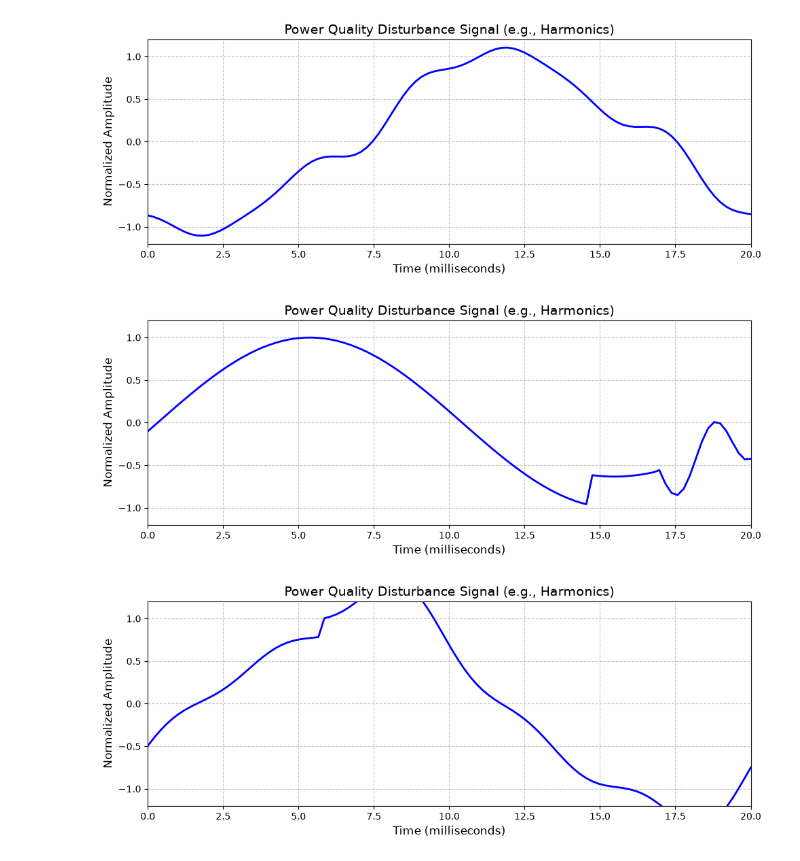
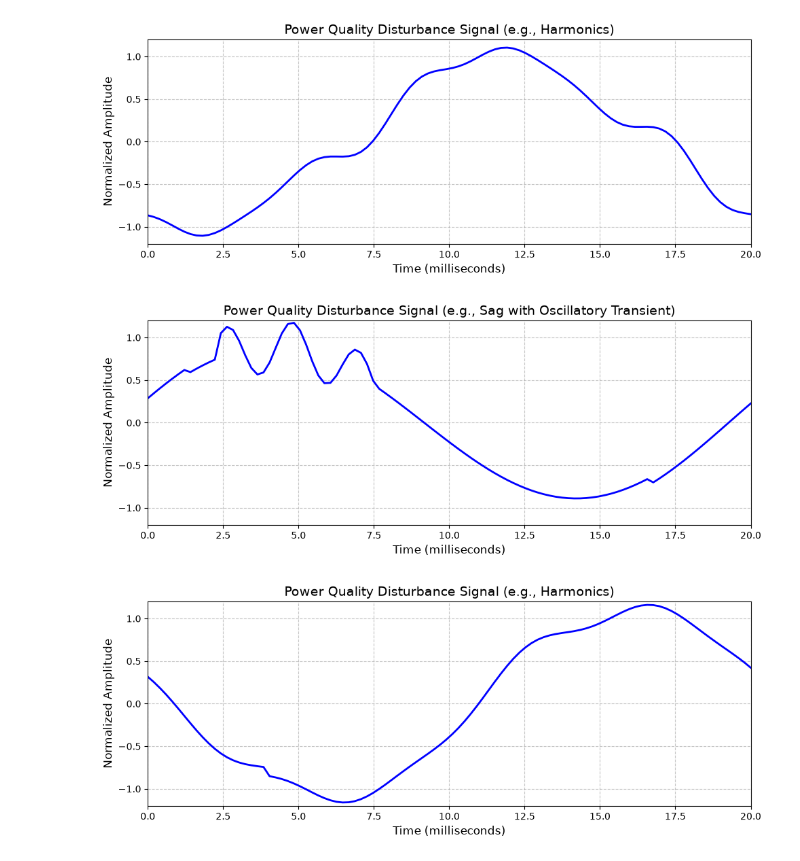
Before and after one commit to SorbieuRnk/PowerQualityDisturbancesClassification, a Jupyter notebook: project.ipynb, the cells around one changed output. Drawn from its saved outputs; the diff is of its cells as text; code cells hidden in the pictures.

```diff
--- a/project.ipynb
+++ b/project.ipynb
@@ -70,34 +81,34 @@ plt.show()
 # %%
 
 # 1. Load one of the dataset files (e.g., 'Sag.csv')
 # Make sure the CSV file is in the same directory as your notebook
 df = sag_with_oscillatory_transient_df
 
 # 2. Select a single row to visualize (e.g., row index 0)
-signal_row = df.iloc[1].values
+signal_row = df.iloc[0].values
 
 # 3. Create a time axis
 # 100 samples representing 20 milliseconds
 time_axis = np.linspace(0, 20, num=100)
 
 # 4. Plot the wave using Matplotlib
 plt.figure(figsize=(10, 4))
 plt.plot(time_axis, signal_row, color='b', linewidth=2)
 
 # 5. Format the plot
-plt.title("Power Quality Disturbance Signal (e.g., Harmonics)", fontsize=14)
+plt.title("Power Quality Disturbance Signal (e.g., Sag with Oscillatory Transient)", fontsize=14)
 plt.xlabel("Time (milliseconds)", fontsize=12)
 plt.ylabel("Normalized Amplitude", fontsize=12)
 plt.grid(True, linestyle='--', alpha=0.7)
 
 # Ensure the y-axis shows the full -1 to 1 normalized range (plus a little padding)
 plt.ylim(-1.2, 1.2)
 plt.xlim(0, 20)
 
 plt.tight_layout()
 plt.show()
 # %% [output]
-[figure, old version]
+[figure, new version]
 # %%
 
 # 1. Load one of the dataset files (e.g., 'Sag.csv')
@@ -105,7 +116,7 @@ plt.show()
 df = harmonics_with_swell_df
 
 # 2. Select a single row to visualize (e.g., row index 0)
-signal_row = df.iloc[0].values
+signal_row = df.iloc[1].values
 
 # 3. Create a time axis
 # 100 samples representing 20 milliseconds
@@ -128,4 +139,4 @@ plt.xlim(0, 20)
 plt.tight_layout()
 plt.show()
 # %% [output]
-[figure, old version]
+[figure, new version]
```
Also changed, not shown: parts of 10 cells of this notebook, 1 other file.
